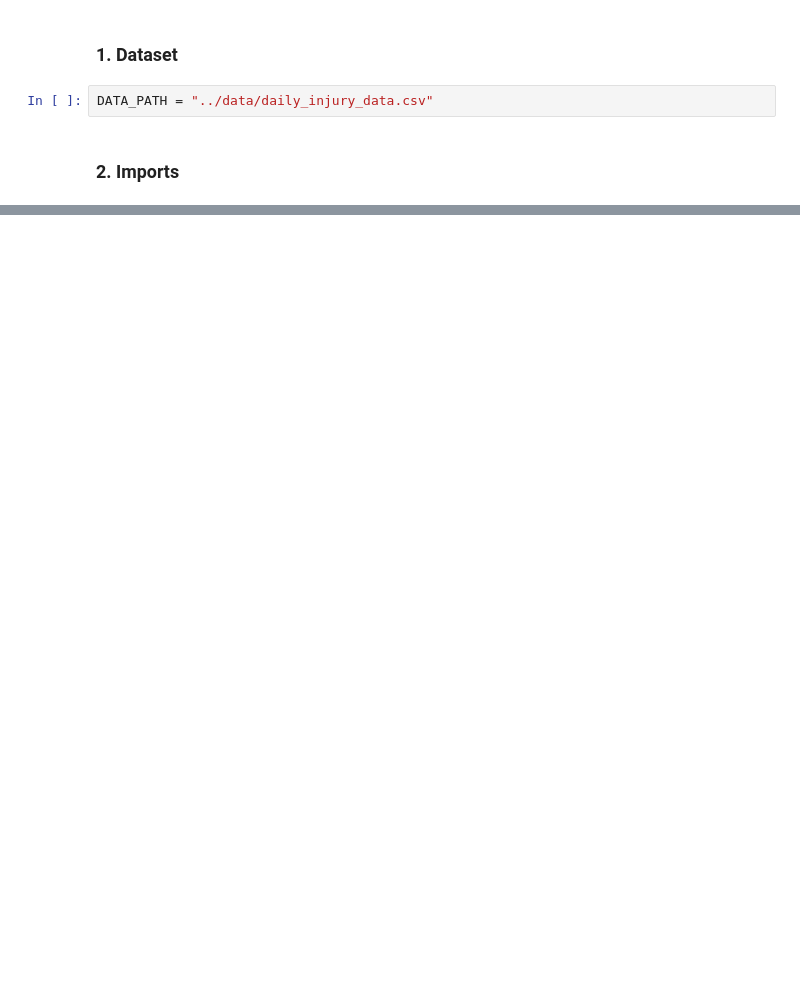
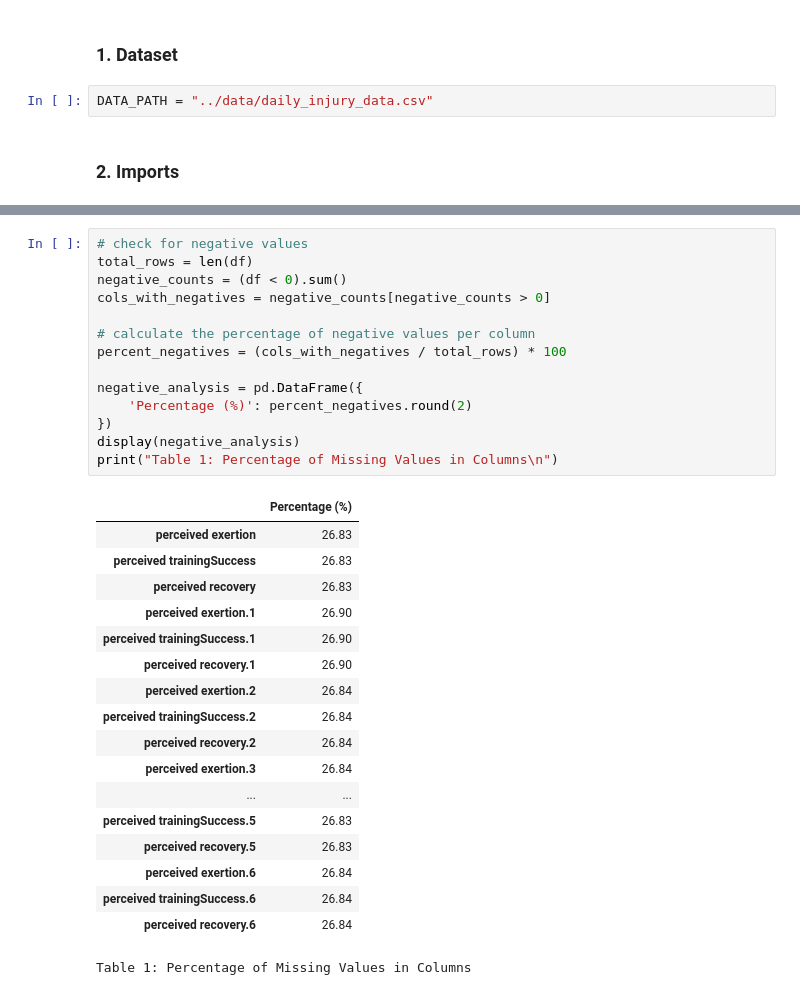
Before and after one commit to BeatrizF26/IAA-InjuryPrediction, a Jupyter notebook: notebook/data_cleaning.ipynb, the cells around one changed output, grey strips where cells are left out. Drawn from its saved outputs; the diff is of its cells as text; blank space fills up the shorter version.

```diff
--- a/notebook/data_cleaning.ipynb
+++ b/notebook/data_cleaning.ipynb
@@ -68,0 +48,33 @@ In your dataset we have some columns that say the exact same thing, which means
+# %%
+# check for negative values
+total_rows = len(df)
+negative_counts = (df < 0).sum()
+cols_with_negatives = negative_counts[negative_counts > 0]
+
+# calculate the percentage of negative values per column
+percent_negatives = (cols_with_negatives / total_rows) * 100
+
+negative_analysis = pd.DataFrame({
+    'Percentage (%)': percent_negatives.round(2)
+})
+display(negative_analysis)
+print("Table 1: Percentage of Missing Values in Columns\n")
+# %% [output]
+|  | Percentage (%) |
+| perceived exertion | 26.83 |
+| perceived trainingSuccess | 26.83 |
+| perceived recovery | 26.83 |
+| perceived exertion.1 | 26.90 |
+| perceived trainingSuccess.1 | 26.90 |
+| perceived recovery.1 | 26.90 |
+| perceived exertion.2 | 26.84 |
+| perceived trainingSuccess.2 | 26.84 |
+| perceived recovery.2 | 26.84 |
+| perceived exertion.3 | 26.84 |
+| ... | ... |
+| perceived trainingSuccess.5 | 26.83 |
+| perceived recovery.5 | 26.83 |
+| perceived exertion.6 | 26.84 |
+| perceived trainingSuccess.6 | 26.84 |
+| perceived recovery.6 | 26.84 |
+Table 1: Percentage of Missing Values in Columns
```
Also changed, not shown: parts of 33 cells of this notebook, 7 other files.
